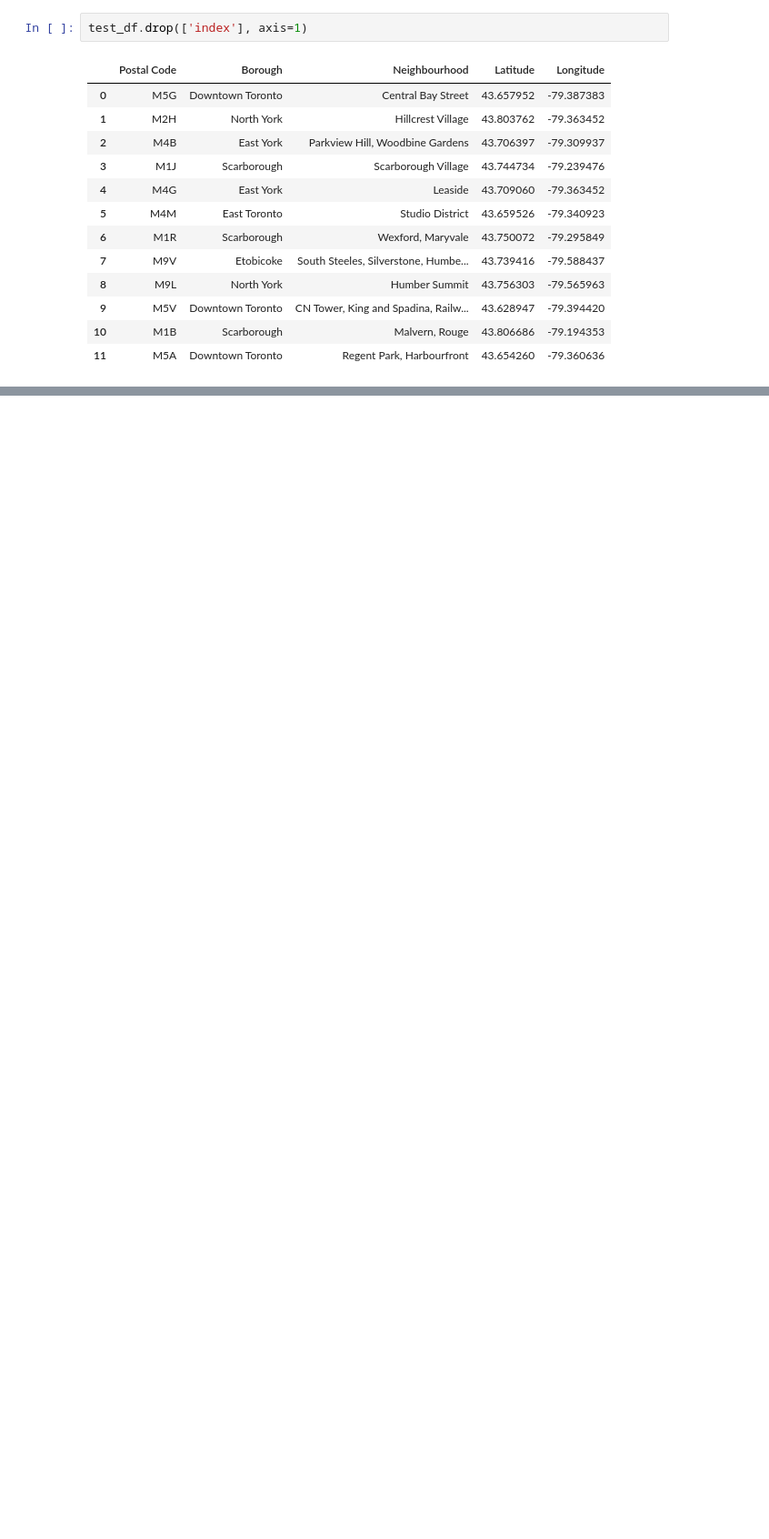
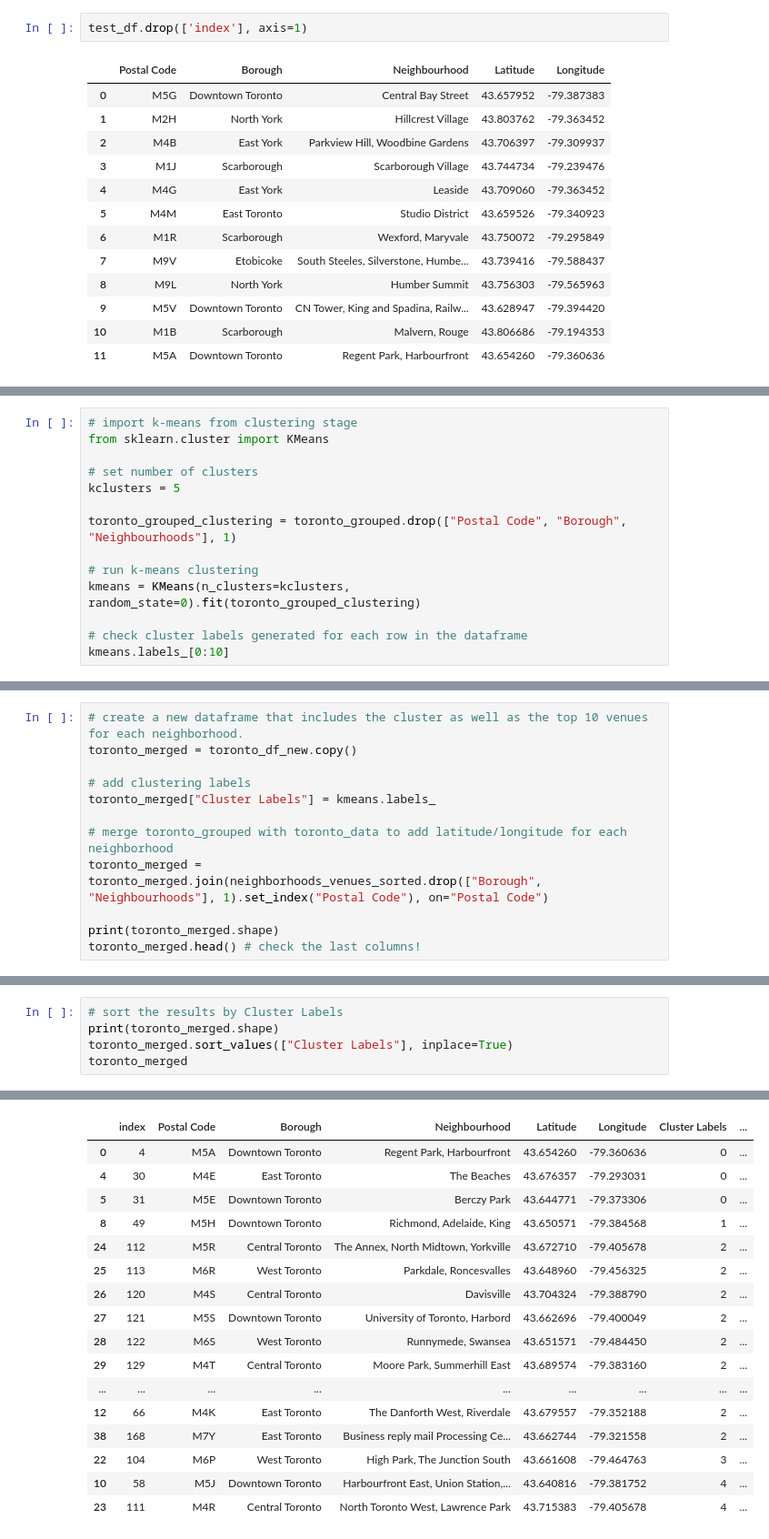
Before and after one commit to Divya2308/IBM-Data-Science-Professional-Certification, a Jupyter notebook: Week 3-3.ipynb, the cells around one changed output, grey strips where cells are left out. Shown: that part at 91% size. Cells and saved outputs as stored; diff of their text form; blank space fills up the shorter version.

```diff
--- a/Week 3-3.ipynb
+++ b/Week 3-3.ipynb
@@ -175,0 +515,14 @@ test_df.drop(['index'], axis=1)
+# %%
+# import k-means from clustering stage
+from sklearn.cluster import KMeans
+
+# set number of clusters
+kclusters = 5
+
+toronto_grouped_clustering = toronto_grouped.drop(["Postal Code", "Borough", "Neighbourhoods"], 1)
+
+# run k-means clustering
+kmeans = KMeans(n_clusters=kclusters, random_state=0).fit(toronto_grouped_clustering)
+
+# check cluster labels generated for each row in the dataframe
+kmeans.labels_[0:10]
@@ -175,0 +531,12 @@ test_df.drop(['index'], axis=1)
+# %%
+# create a new dataframe that includes the cluster as well as the top 10 venues for each neighborhood.
+toronto_merged = toronto_df_new.copy()
+
+# add clustering labels
+toronto_merged["Cluster Labels"] = kmeans.labels_
+
+# merge toronto_grouped with toronto_data to add latitude/longitude for each neighborhood
+toronto_merged = toronto_merged.join(neighborhoods_venues_sorted.drop(["Borough", "Neighbourhoods"], 1).set_index("Postal Code"), on="Postal Code")
+
+print(toronto_merged.shape)
+toronto_merged.head() # check the last columns!
@@ -175,0 +551,6 @@ test_df.drop(['index'], axis=1)
+# %%
+# sort the results by Cluster Labels
+print(toronto_merged.shape)
+toronto_merged.sort_values(["Cluster Labels"], inplace=True)
+toronto_merged
+# %% [output]
@@ -175,0 +558,17 @@ test_df.drop(['index'], axis=1)
+|  | index | Postal Code | Borough | Neighbourhood | Latitude | Longitude | Cluster Labels | ... |
+| 0 | 4 | M5A | Downtown Toronto | Regent Park, Harbourfront | 43.654260 | -79.360636 | 0 | ... |
+| 4 | 30 | M4E | East Toronto | The Beaches | 43.676357 | -79.293031 | 0 | ... |
+| 5 | 31 | M5E | Downtown Toronto | Berczy Park | 43.644771 | -79.373306 | 0 | ... |
+| 8 | 49 | M5H | Downtown Toronto | Richmond, Adelaide, King | 43.650571 | -79.384568 | 1 | ... |
+| 24 | 112 | M5R | Central Toronto | The Annex, North Midtown, Yorkville | 43.672710 | -79.405678 | 2 | ... |
+| 25 | 113 | M6R | West Toronto | Parkdale, Roncesvalles | 43.648960 | -79.456325 | 2 | ... |
+| 26 | 120 | M4S | Central Toronto | Davisville | 43.704324 | -79.388790 | 2 | ... |
+| 27 | 121 | M5S | Downtown Toronto | University of Toronto, Harbord | 43.662696 | -79.400049 | 2 | ... |
+| 28 | 122 | M6S | West Toronto | Runnymede, Swansea | 43.651571 | -79.484450 | 2 | ... |
+| 29 | 129 | M4T | Central Toronto | Moore Park, Summerhill East | 43.689574 | -79.383160 | 2 | ... |
+| ... | ... | ... | ... | ... | ... | ... | ... | ... |
+| 12 | 66 | M4K | East Toronto | The Danforth West, Riverdale | 43.679557 | -79.352188 | 2 | ... |
+| 38 | 168 | M7Y | East Toronto | Business reply mail Processing Ce... | 43.662744 | -79.321558 | 2 | ... |
+| 22 | 104 | M6P | West Toronto | High Park, The Junction South | 43.661608 | -79.464763 | 3 | ... |
+| 10 | 58 | M5J | Downtown Toronto | Harbourfront East, Union Station,... | 43.640816 | -79.381752 | 4 | ... |
+| 23 | 111 | M4R | Central Toronto | North Toronto West, Lawrence Park | 43.715383 | -79.405678 | 4 | ... |
```
Also changed, not shown: parts of 44 cells of this notebook.
